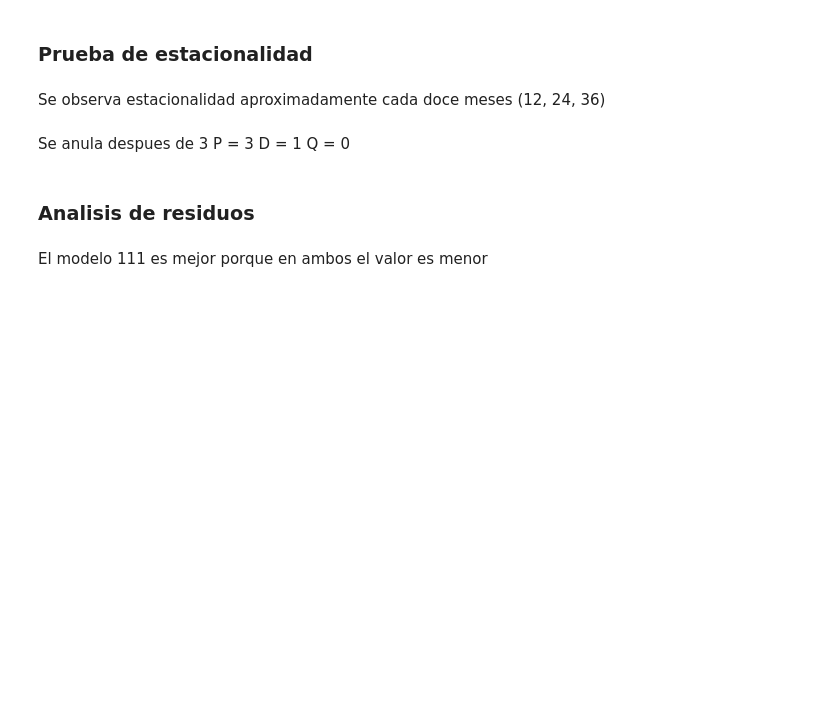
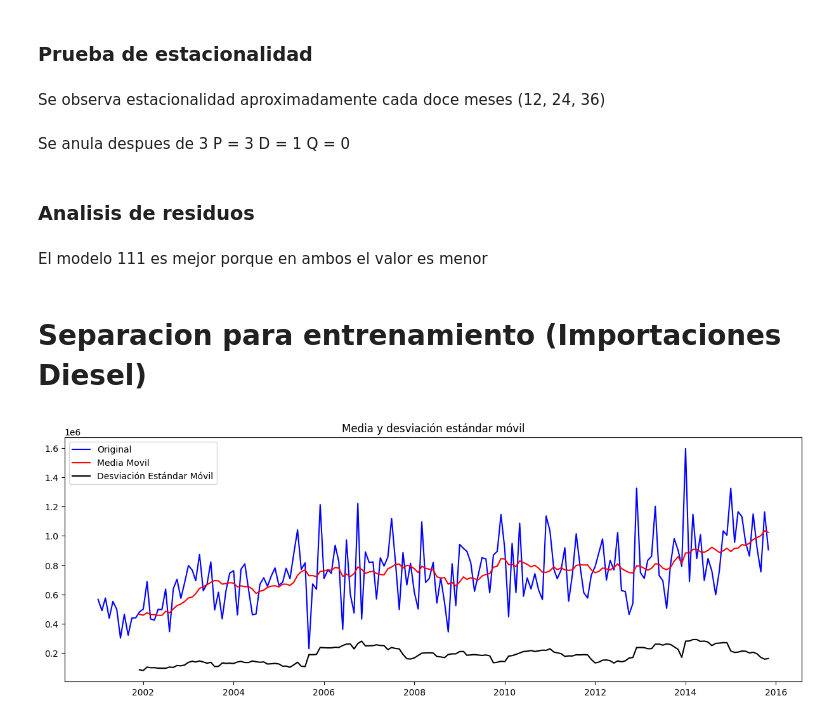
Before and after one commit to JuanPineda115/DS-HT2, a Jupyter notebook: HT2.ipynb, the cells around one changed output. Drawn from its saved outputs; the diff is of its cells as text; code cells hidden in the pictures; blank space fills up the shorter version.

Commit message:
Importaciones Diesel

```diff
--- a/HT2.ipynb
+++ b/HT2.ipynb
@@ -713,3 +722,24 @@ plt.legend()
 plt.show()
 
 pred
+# %% [markdown]
+# Separacion para entrenamiento (Importaciones Diesel)
+# %%
+trainSize = int(len(importes) * 0.7)
+trainImportes = importes[0:trainSize]
+testImportes = importes[trainSize:len(importes)]
+trainImportes = trainImportes.set_index(['Fecha'])
+testImportes = testImportes.set_index(['Fecha'])
+# %%
+tsDiesel = trainImportes['Diesel']
+mediaMovil = tsDiesel.rolling(window=12).mean()
+deMovil = tsDiesel.rolling(window=12).std()
+# %%
+original = plt.plot(tsDiesel, color="blue", label="Original")
+media = plt.plot(mediaMovil, color='red', label = 'Media Movil')
+ds = plt.plot(deMovil,color='black', label = 'Desviación Estándar Móvil')
+plt.legend(loc = 'best')
+plt.title('Media y desviación estándar móvil')
+plt.show(block=False)
+# %% [output]
+[figure, added]
```
Also changed, not shown: parts of 34 cells of this notebook.
